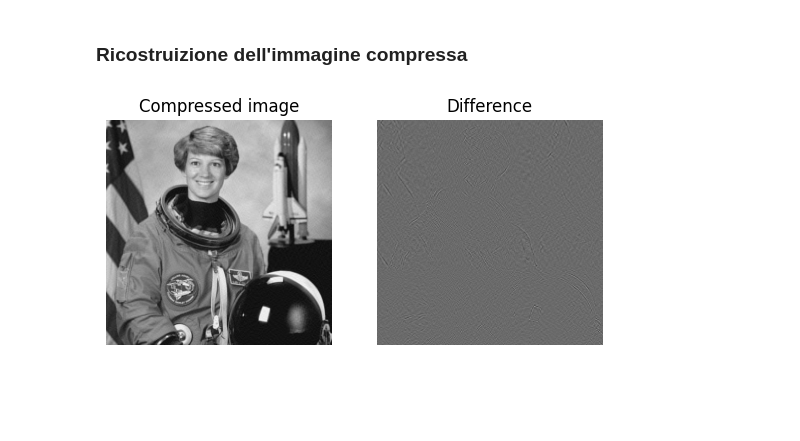
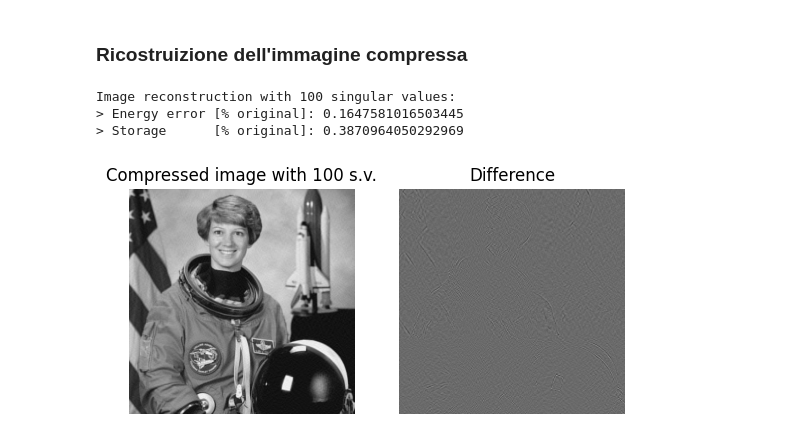
Before and after one commit to Basics2022/bbooks-programming-hs, a Jupyter notebook: _sources/ch/ai/pca.ipynb, the cells around one changed output. Drawn from its saved outputs; the diff is of its cells as text; code cells hidden in the pictures; blank space fills up the shorter version.

```diff
--- a/_sources/ch/ai/pca.ipynb
+++ b/_sources/ch/ai/pca.ipynb
@@ -74,20 +74,28 @@ plt.show()
 # %%
 #> Image reconstruction
 n_svd = 100
 sigmaVh_svd = np.diag(s[0:n_svd]) @  Vh[0:n_svd,:]
 A_svd = U[:,0:n_svd] @ sigmaVh_svd + image_avg
 
+print(f"\nImage reconstruction with {n_svd} singular values:")
+print(f"> Energy error [% original]: {energy_error[n_svd-1]/np.sum(s)}")
+print(f"> Storage      [% original]: {storage[n_svd-1]/storage_original}")
+print()
+
 plt.figure()
 plt.subplot(1,2,1)
 plt.imshow(A_svd, cmap='gray')
 plt.axis('off')
-plt.title("Compressed image")
+plt.title(f"Compressed image with {n_svd} s.v.")
 
 plt.subplot(1,2,2)
 plt.imshow(image-A_svd, cmap='gray')
 plt.axis('off')
 plt.title("Difference")
 
 plt.show()
 # %% [output]
+Image reconstruction with 100 singular values:
+> Energy error [% original]: 0.1647581016503445
+> Storage      [% original]: 0.3870964050292969
-[figure, old version]
+[figure, new version]
```
Also changed, not shown: parts of 1 cell of this notebook, 5 other files.
